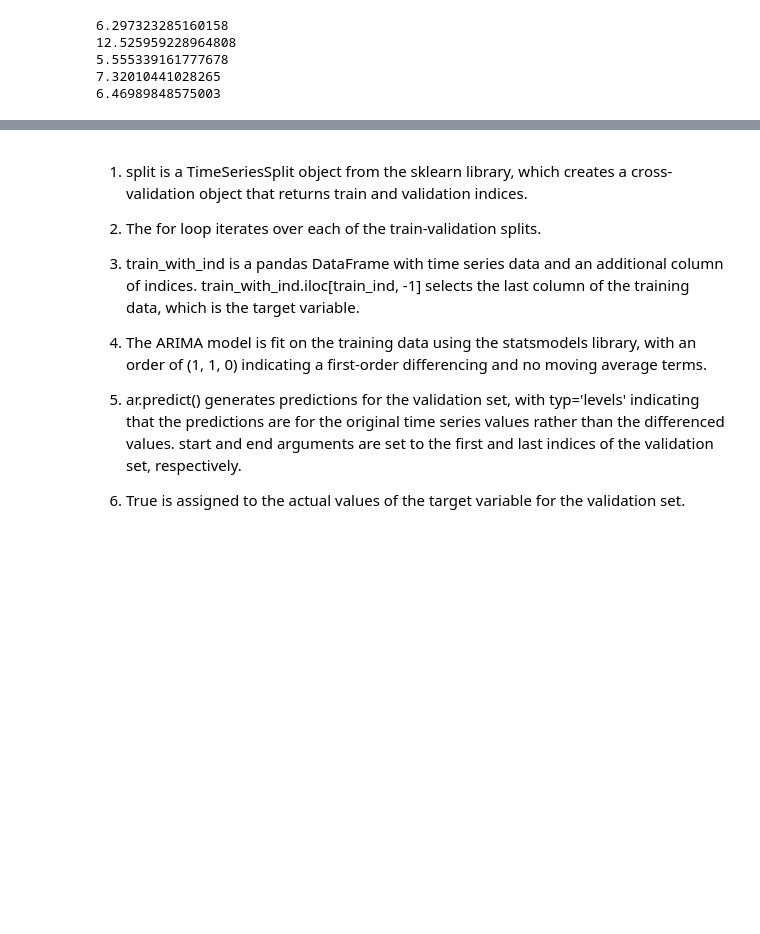
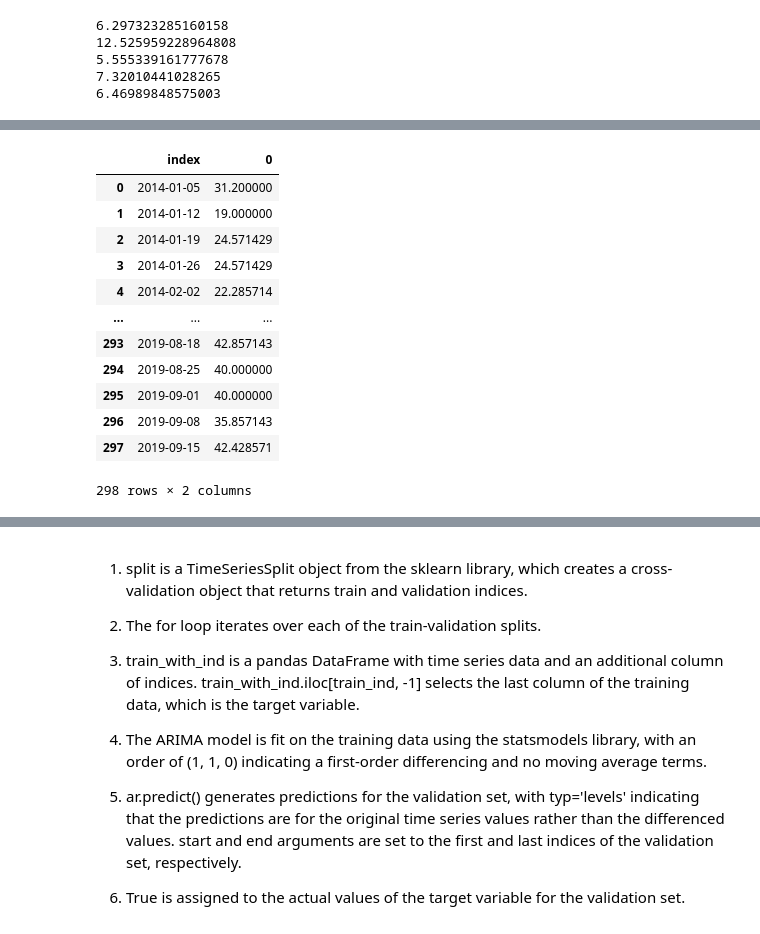
Before and after one commit to KeananG/DS-Live-022023, a Jupyter notebook: Phase4/Lectures/08_Topic_35_ts_modelling_walkthrough.ipynb, the cells around one changed output, grey strips where cells are left out. Drawn from its saved outputs; the diff is of its cells as text; code cells hidden in the pictures; blank space fills up the shorter version.

```diff
--- a/Phase4/Lectures/08_Topic_35_ts_modelling_walkthrough.ipynb
+++ b/Phase4/Lectures/08_Topic_35_ts_modelling_walkthrough.ipynb
@@ -333,0 +399,16 @@ for train_ind, val_ind in split.split(train_with_ind):
+# %%
+train_with_ind
+# %% [output]
+|  | index | 0 |
+| 0 | 2014-01-05 | 31.200000 |
+| 1 | 2014-01-12 | 19.000000 |
+| 2 | 2014-01-19 | 24.571429 |
+| 3 | 2014-01-26 | 24.571429 |
+| 4 | 2014-02-02 | 22.285714 |
+| ... | ... | ... |
+| 293 | 2019-08-18 | 42.857143 |
+| 294 | 2019-08-25 | 40.000000 |
+| 295 | 2019-09-01 | 40.000000 |
+| 296 | 2019-09-08 | 35.857143 |
+| 297 | 2019-09-15 | 42.428571 |
+298 rows × 2 columns
```
Also changed, not shown: parts of 12 cells of this notebook, 3 other files.
